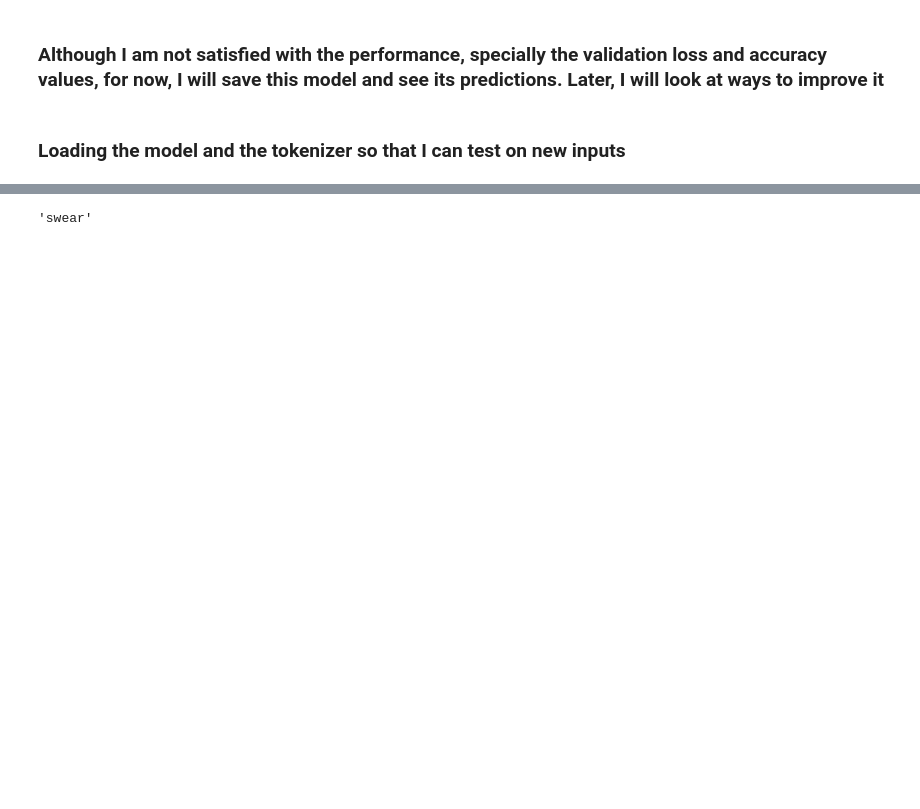
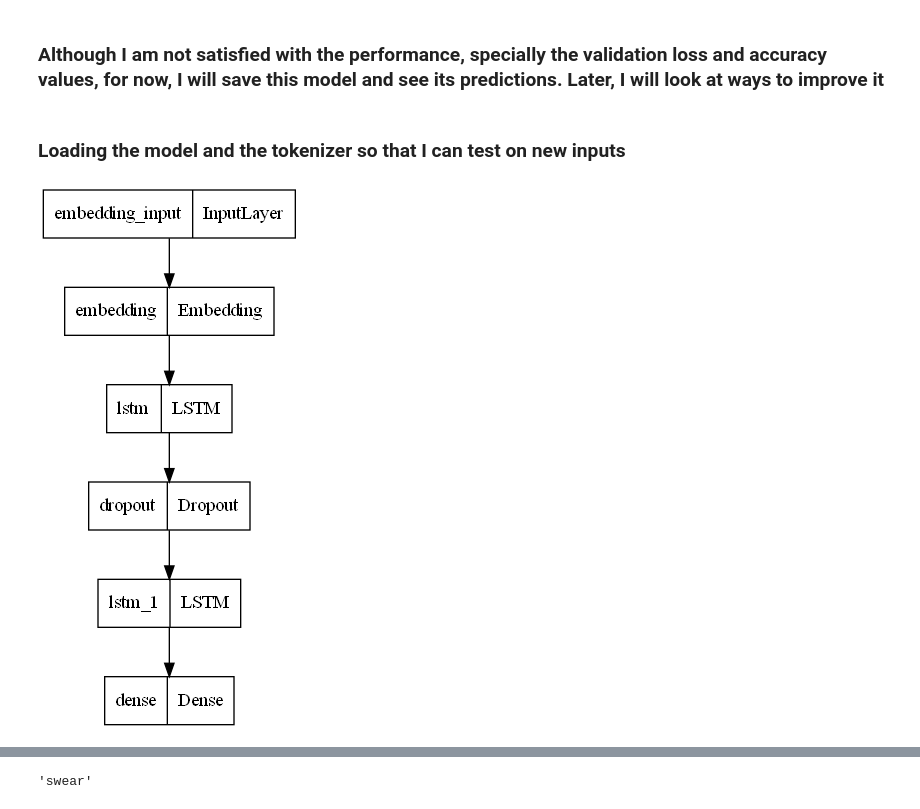
Before and after one commit to KartikThakkar1/Harry-Potter-and-the-Next-Word, a Jupyter notebook: potter.ipynb, the cells around one changed output, grey strips where cells are left out. Drawn from its saved outputs; the diff is of its cells as text; code cells hidden in the pictures; blank space fills up the shorter version.

Commit message:
add architecture image and update notebook, model, and tokenizer

```diff
--- a/potter.ipynb
+++ b/potter.ipynb
@@ -325,6 +325,13 @@ model = load_model("lstm_next_word.h5")
 
 with open("tokenizer.pickle",'rb') as handle:
     tokenizer = pickle.load(handle)
+# %%
+#saving the visualization for the model architecture
+
+from tensorflow.keras.utils import plot_model
+plot_model(model,to_file="architecture.png",show_layer_names=True)
+# %% [output]
+[figure, added]
 # %%
 #function to predict the next word
 
```
Also changed, not shown: parts of 11 cells of this notebook, 3 other files.
